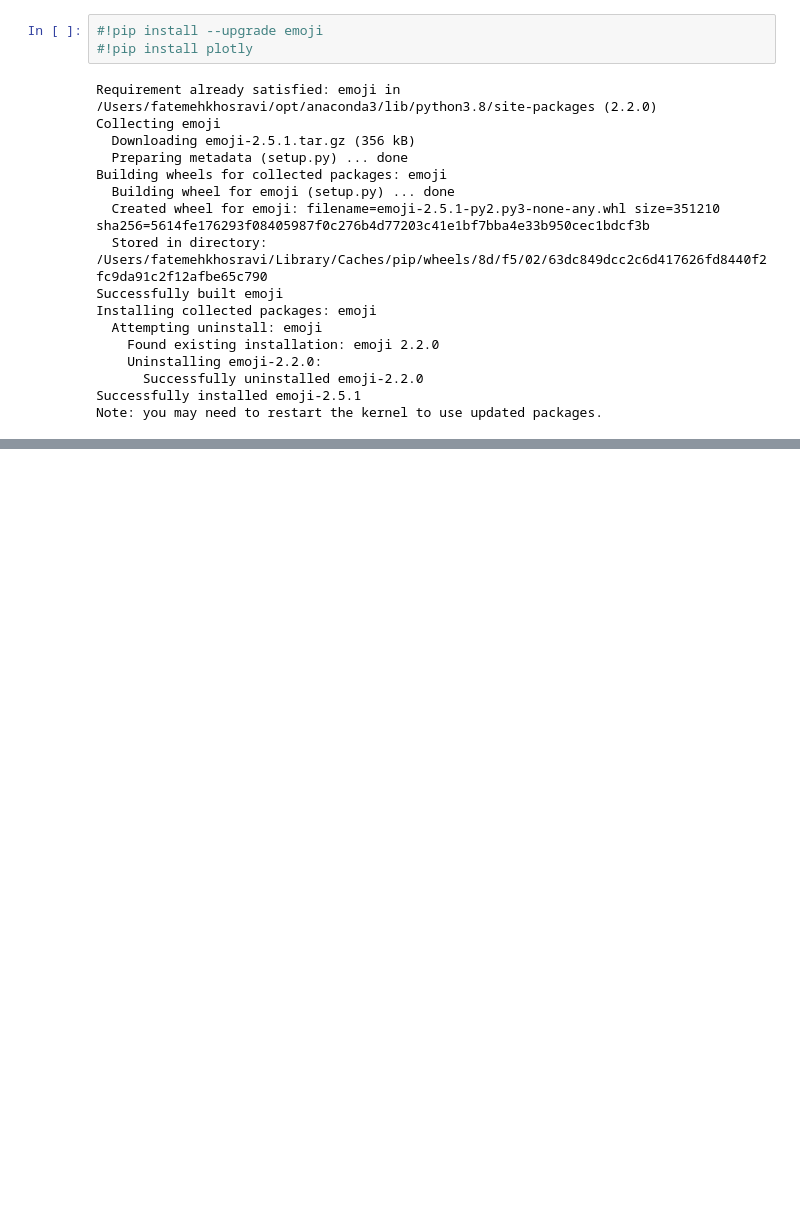
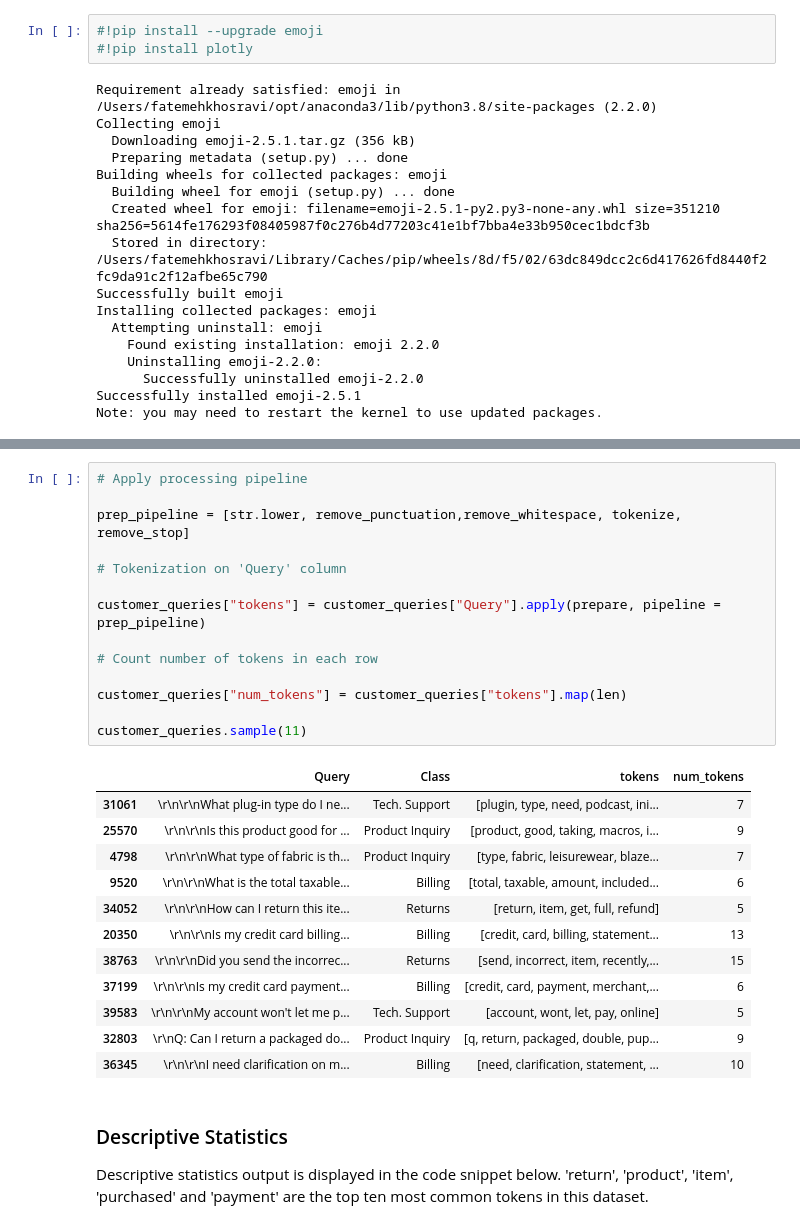
Before and after one commit to hjavadnia/509_Group_Project_20, a Jupyter notebook: group_project_509 .ipynb, the cells around one changed output, grey strips where cells are left out. Drawn from its saved outputs; the diff is of its cells as text; blank space fills up the shorter version.

```diff
--- a/group_project_509 .ipynb
+++ b/group_project_509 .ipynb
@@ -265,0 +200,32 @@ The top five most common tokens are:
+# %%
+# Apply processing pipeline
+
+prep_pipeline = [str.lower, remove_punctuation,remove_whitespace, tokenize, remove_stop]
+
+# Tokenization on 'Query' column
+
+customer_queries["tokens"] = customer_queries["Query"].apply(prepare, pipeline = prep_pipeline)
+
+# Count number of tokens in each row
+
+customer_queries["num_tokens"] = customer_queries["tokens"].map(len)
+
+customer_queries.sample(11)
+# %% [output]
+|  | Query | Class | tokens | num_tokens |
+| 31061 | \r\n\r\nWhat plug-in type do I ne... | Tech. Support | [plugin, type, need, podcast, ini... | 7 |
+| 25570 | \r\n\r\nIs this product good for ... | Product Inquiry | [product, good, taking, macros, i... | 9 |
+| 4798 | \r\n\r\nWhat type of fabric is th... | Product Inquiry | [type, fabric, leisurewear, blaze... | 7 |
+| 9520 | \r\n\r\nWhat is the total taxable... | Billing | [total, taxable, amount, included... | 6 |
+| 34052 | \r\n\r\nHow can I return this ite... | Returns | [return, item, get, full, refund] | 5 |
+| 20350 | \r\n\r\nIs my credit card billing... | Billing | [credit, card, billing, statement... | 13 |
+| 38763 | \r\n\r\nDid you send the incorrec... | Returns | [send, incorrect, item, recently,... | 15 |
+| 37199 | \r\n\r\nIs my credit card payment... | Billing | [credit, card, payment, merchant,... | 6 |
+| 39583 | \r\n\r\nMy account won't let me p... | Tech. Support | [account, wont, let, pay, online] | 5 |
+| 32803 | \r\nQ: Can I return a packaged do... | Product Inquiry | [q, return, packaged, double, pup... | 9 |
+| 36345 | \r\n\r\nI need clarification on m... | Billing | [need, clarification, statement, ... | 10 |
+# %% [markdown]
+### Descriptive Statistics
+
+Descriptive statistics output is displayed in the code snippet below.
+'return', 'product', 'item', 'purchased' and 'payment' are the top ten most common tokens in this dataset.
```
Also changed, not shown: parts of 37 cells of this notebook.
